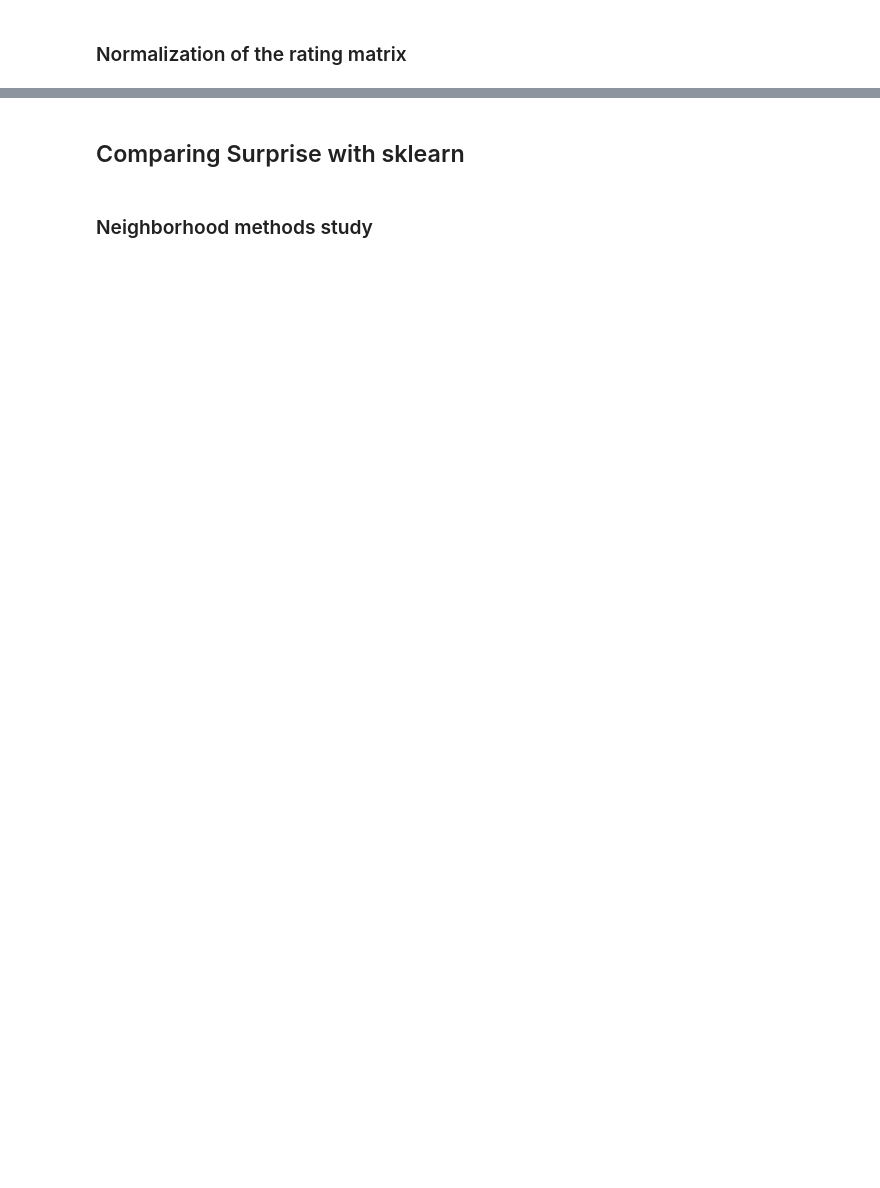
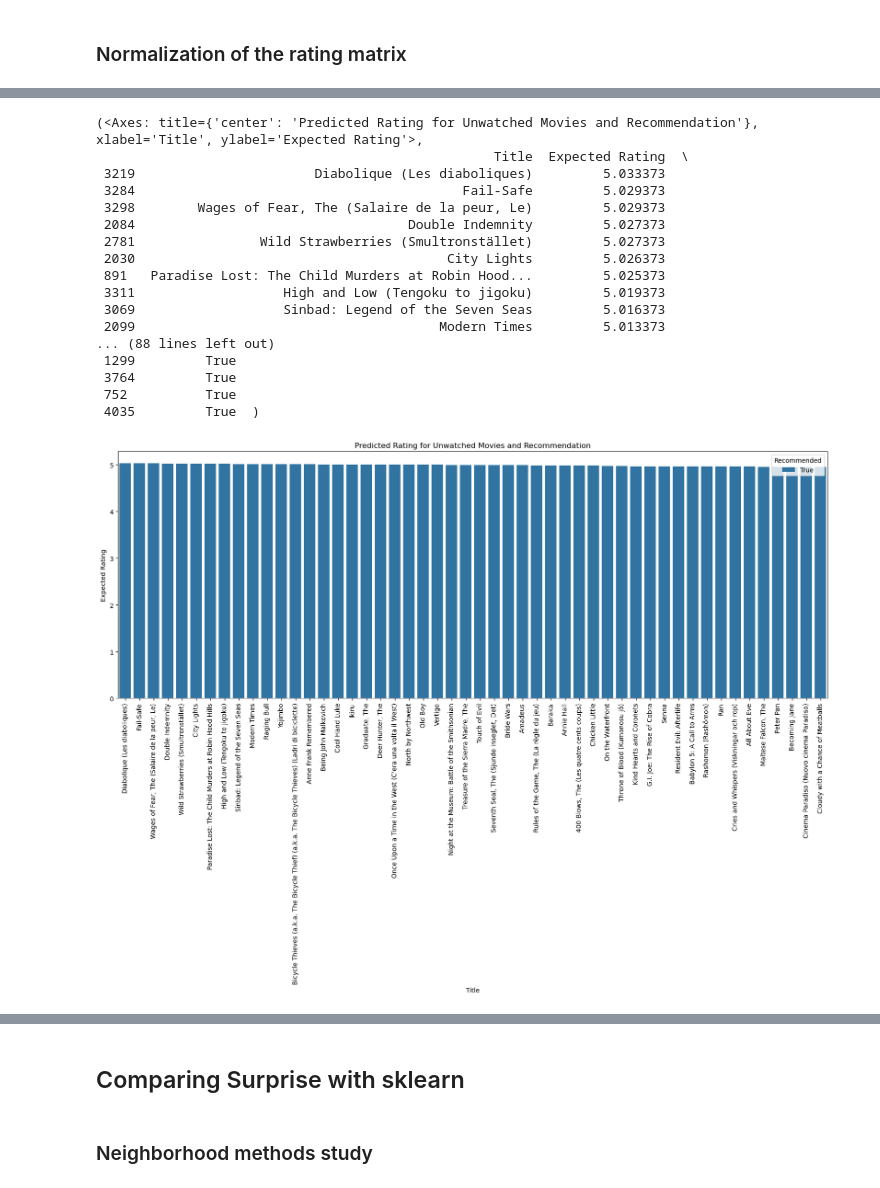
Before and after one commit to HamidSadEsf/movie_recommendation_ProjectCDS, a Jupyter notebook: colloborative_filtering_recommender.ipynb, the cells around one changed output, grey strips where cells are left out. Drawn from its saved outputs; the diff is of its cells as text; code cells hidden in the pictures; blank space fills up the shorter version.

Commit message:
similarity matrix eploration

```diff
--- a/colloborative_filtering_recommender.ipynb
+++ b/colloborative_filtering_recommender.ipynb
@@ -296,0 +286,6 @@ Below we execute the following steps:
+# %%
+start = time.time()
+similarities = cosine_similarity(pivot_norm_sparse)
+end = time.time()
+print('Similarity matrix calculation took', end - start, 'seconds')
+#print('pairwise dense output:\n {}\n'.format(similarities))
@@ -296,0 +319,29 @@ Below we execute the following steps:
+# %%
+def plot_rating(expected_dict, idx):
+    title = expected_dict.keys()
+    rating = expected_dict.values()
+    recommended = []
+    for score in rating:
+        if score > 0:
+            recommended.append(True)
+        else:
+            recommended.append(False)
+
+    df = pd.DataFrame({
+        "Title": title,
+        "Expected Rating": rating,
+        "Recommended": recommended
+    }).sort_values(by = "Expected Rating", ascending = False)
+    plt.figure(figsize=(20, 7))
+    plt.xticks(rotation=90)
+    plt.title("Predicted Rating for Unwatched Movies and Recommendation")
+
+    # return the plot and a dataframe of the top 10 recommended movies
+    return (sns.barplot(x = "Title", y = "Expected Rating", hue = "Recommended", data = df.iloc[150:200,:]), df.iloc[150:200,:])
+# %%
+def get_movie_titles_by_ids(ids, movie_df):
+    titles = []
+    for i in ids.astype(int):
+        title = movie_df[movie_df.movieId == i].title
+        titles.append(title)
+    return titles
@@ -296,0 +401,6 @@ Below we execute the following steps:
+# %%
+# compute predicted ratings
+start = time.time()
+ratings_pred, user_index = get_predicted_ratings(0, pivot_norm, similarities, means)
+end = time.time()
+print('Predicted ratings calculation based on all users took', end - start, 'seconds')
@@ -296,0 +409,22 @@ Below we execute the following steps:
+# %%
+# plot results
+plot_rating(ratings_pred, user_index)
+# %% [output]
+(<Axes: title={'center': 'Predicted Rating for Unwatched Movies and Recommendation'}, xlabel='Title', ylabel='Expected Rating'>,
+                                                   Title  Expected Rating  \
+ 3219                       Diabolique (Les diaboliques)         5.033373
+ 3284                                          Fail-Safe         5.029373
+ 3298        Wages of Fear, The (Salaire de la peur, Le)         5.029373
+ 2084                                   Double Indemnity         5.027373
+ 2781                Wild Strawberries (Smultronstället)         5.027373
+ 2030                                        City Lights         5.026373
+ 891   Paradise Lost: The Child Murders at Robin Hood...         5.025373
+ 3311                   High and Low (Tengoku to jigoku)         5.019373
+ 3069                   Sinbad: Legend of the Seven Seas         5.016373
+ 2099                                       Modern Times         5.013373
+... (88 lines left out)
+ 1299         True
+ 3764         True
+ 752          True
+ 4035         True  )
+[figure, added]
```
Also changed, not shown: parts of 33 cells of this notebook.
